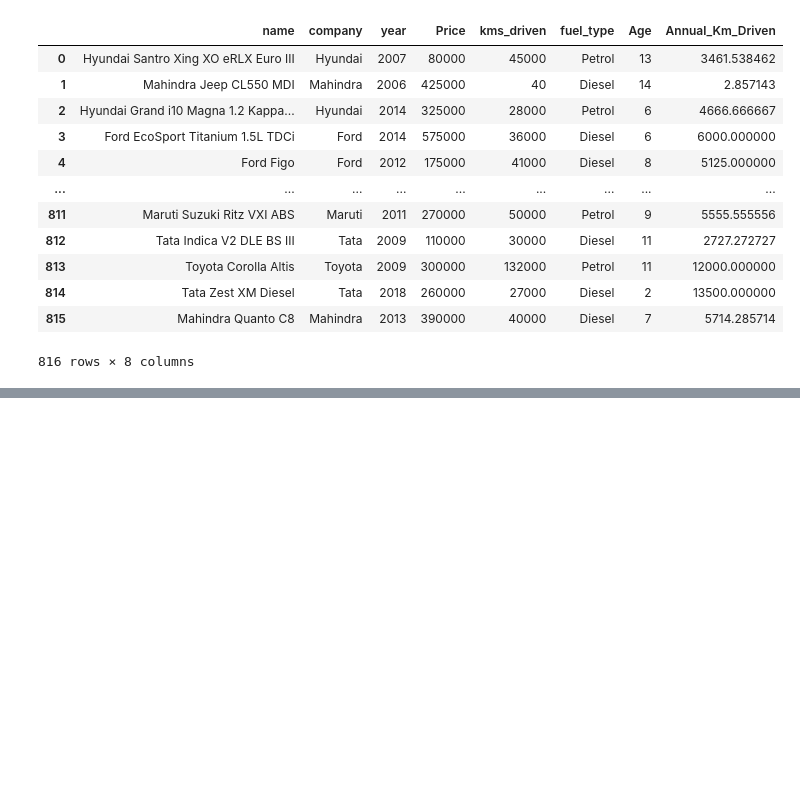
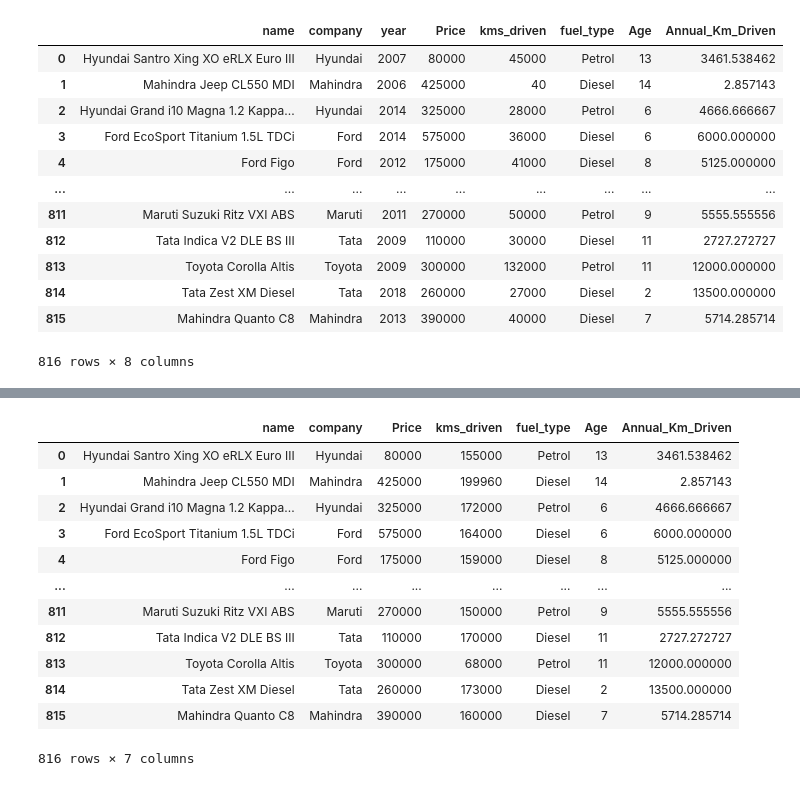
Before and after one commit to MrJ-2k04/MCA-Sem-2-Project, a Jupyter notebook: 3) Regression_Model.ipynb, the cells around one changed output, grey strips where cells are left out. Drawn from its saved outputs; the diff is of its cells as text; code cells hidden in the pictures; blank space fills up the shorter version.

```diff
--- a/3) Regression_Model.ipynb
+++ b/3) Regression_Model.ipynb
@@ -24,0 +60,25 @@ df
+# %%
+useful_df = df.copy()
+useful_df["Age"] = df["year"].max() - df["year"] + 1  # Assume max year as base year
+useful_df = useful_df.drop(columns=["year"])  # Drop original year column
+useful_df["kms_driven"] = df["kms_driven"].max() - df["kms_driven"] # Invert kms_driven
+
+# # Replace less frequent companies with "Other"
+# top_companies = useful_df["company"].value_counts().nlargest(4).index  # Top 4 companies
+# useful_df["company"] = useful_df["company"].apply(lambda x: x if x in top_companies else "Other")
+
+useful_df
+# %% [output]
+|  | name | company | Price | kms_driven | fuel_type | Age | Annual_Km_Driven |
+| 0 | Hyundai Santro Xing XO eRLX Euro III | Hyundai | 80000 | 155000 | Petrol | 13 | 3461.538462 |
+| 1 | Mahindra Jeep CL550 MDI | Mahindra | 425000 | 199960 | Diesel | 14 | 2.857143 |
+| 2 | Hyundai Grand i10 Magna 1.2 Kappa... | Hyundai | 325000 | 172000 | Petrol | 6 | 4666.666667 |
+| 3 | Ford EcoSport Titanium 1.5L TDCi | Ford | 575000 | 164000 | Diesel | 6 | 6000.000000 |
+| 4 | Ford Figo | Ford | 175000 | 159000 | Diesel | 8 | 5125.000000 |
+| ... | ... | ... | ... | ... | ... | ... | ... |
+| 811 | Maruti Suzuki Ritz VXI ABS | Maruti | 270000 | 150000 | Petrol | 9 | 5555.555556 |
+| 812 | Tata Indica V2 DLE BS III | Tata | 110000 | 170000 | Diesel | 11 | 2727.272727 |
+| 813 | Toyota Corolla Altis | Toyota | 300000 | 68000 | Petrol | 11 | 12000.000000 |
+| 814 | Tata Zest XM Diesel | Tata | 260000 | 173000 | Diesel | 2 | 13500.000000 |
+| 815 | Mahindra Quanto C8 | Mahindra | 390000 | 160000 | Diesel | 7 | 5714.285714 |
+816 rows × 7 columns
```
Also changed, not shown: parts of 28 cells of this notebook, 2 other files.
